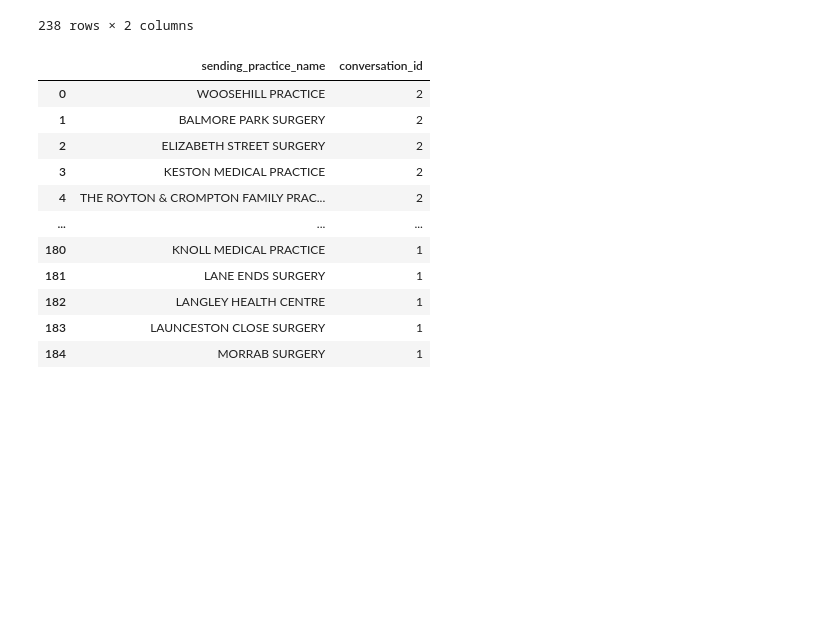
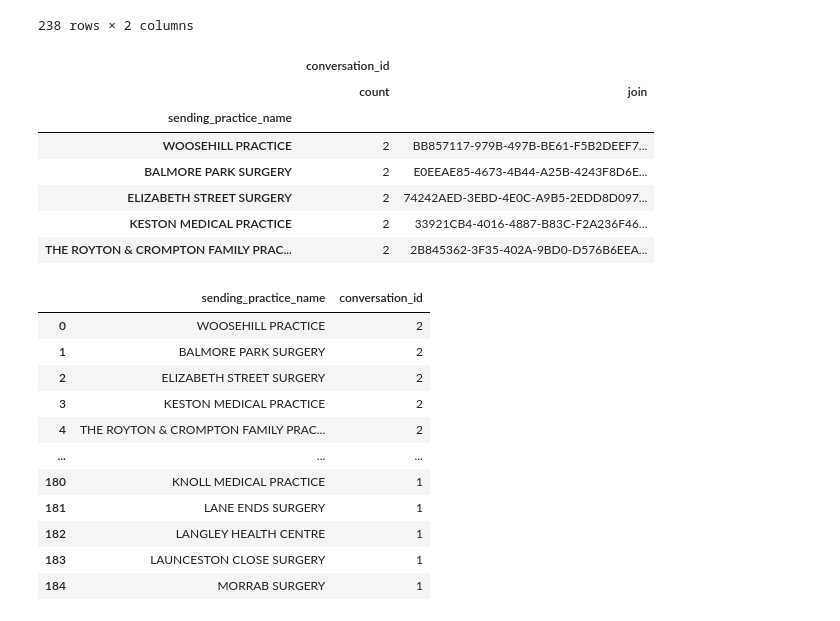
Before and after one commit to nhsconnect/prm-gp2gp-data-sandbox, a Jupyter notebook: notebooks/65-PRMT-2333-compare-EMIS-EMIS-not-LM-compliant-July-August.ipynb, the cells around one changed output. Cells and saved outputs as stored; diff of their text form; code cells hidden in the pictures; blank space fills up the shorter version.

```diff
--- a/notebooks/65-PRMT-2333-compare-EMIS-EMIS-not-LM-compliant-July-August.ipynb
+++ b/notebooks/65-PRMT-2333-compare-EMIS-EMIS-not-LM-compliant-July-August.ipynb
@@ -88,4 +88,21 @@ grouped_july_emis_transfers_with_error_23
 | 236 | HORIZON HEALTH CENTRE | 1 |
 | 237 | YALDING | 1 |
 238 rows × 2 columns
+# %%
+august_bool = emis_transfers_with_error_23["date_requested"] > datetime(2021, 7, 31)
+august_emis_transfers_with_error_23 = emis_transfers_with_error_23[august_bool]
+
+# Generate sample conversation IDs for EMIS-EMIS transfers with error code 23 in August
+pd.set_option('max_colwidth', 1000)
+sample_conversations_in_august = august_emis_transfers_with_error_23.groupby("sending_practice_name").agg({"conversation_id": ["count", ', '.join]}).sort_values(by=("conversation_id", "count"), ascending=False)
+sample_conversations_in_august.head()
+# %% [output]
+|  | conversation_id |  |
+|  | count | join |
+| sending_practice_name |  |  |
+| WOOSEHILL PRACTICE | 2 | BB857117-979B-497B-BE61-F5B2DEEF7... |
+| BALMORE PARK SURGERY | 2 | E0EEAE85-4673-4B44-A25B-4243F8D6E... |
+| ELIZABETH STREET SURGERY | 2 | 74242AED-3EBD-4E0C-A9B5-2EDD8D097... |
+| KESTON MEDICAL PRACTICE | 2 | 33921CB4-4016-4887-B83C-F2A236F46... |
+| THE ROYTON & CROMPTON FAMILY PRAC... | 2 | 2B845362-3F35-402A-9BD0-D576B6EEA... |
 # %%
```
Also changed, not shown: parts of 2 cells of this notebook.
